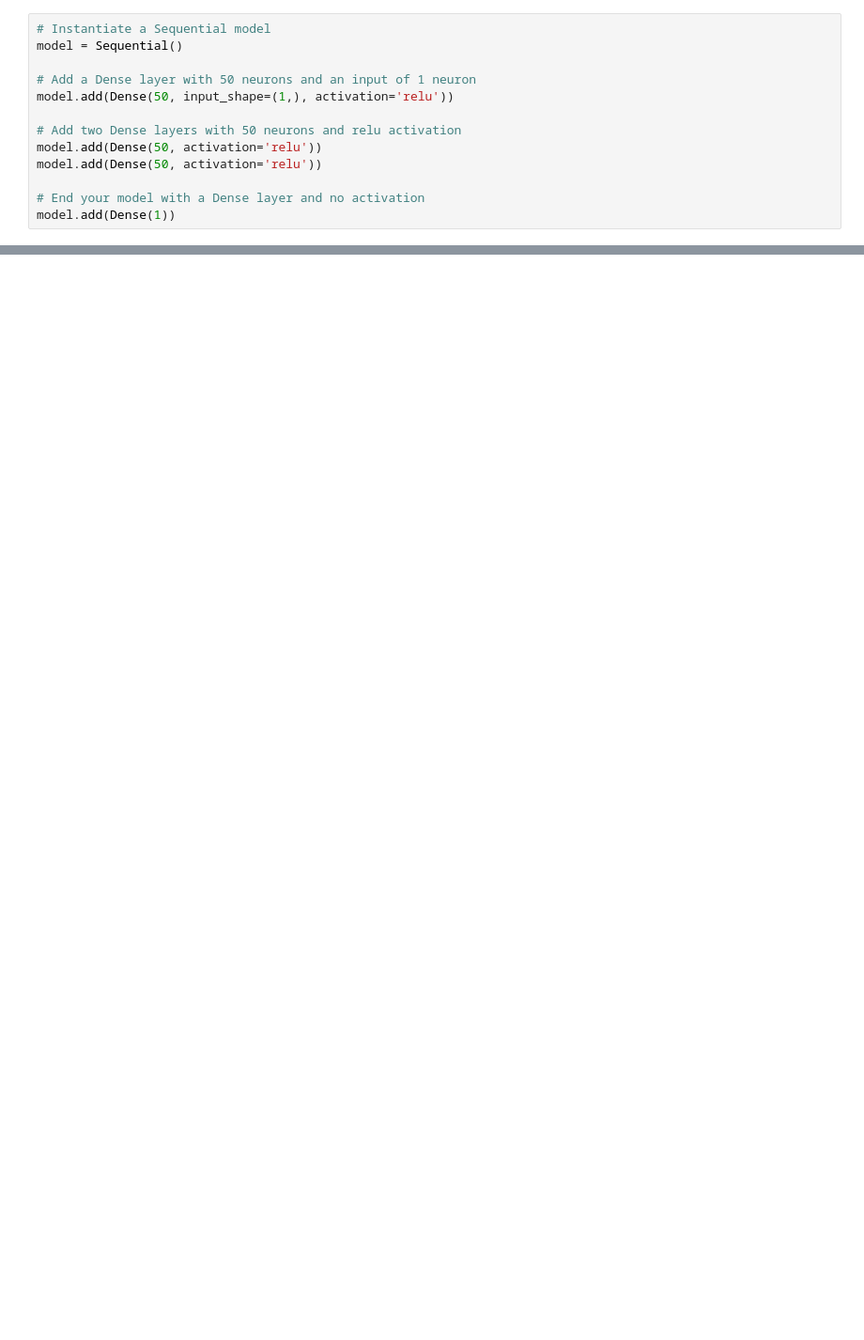
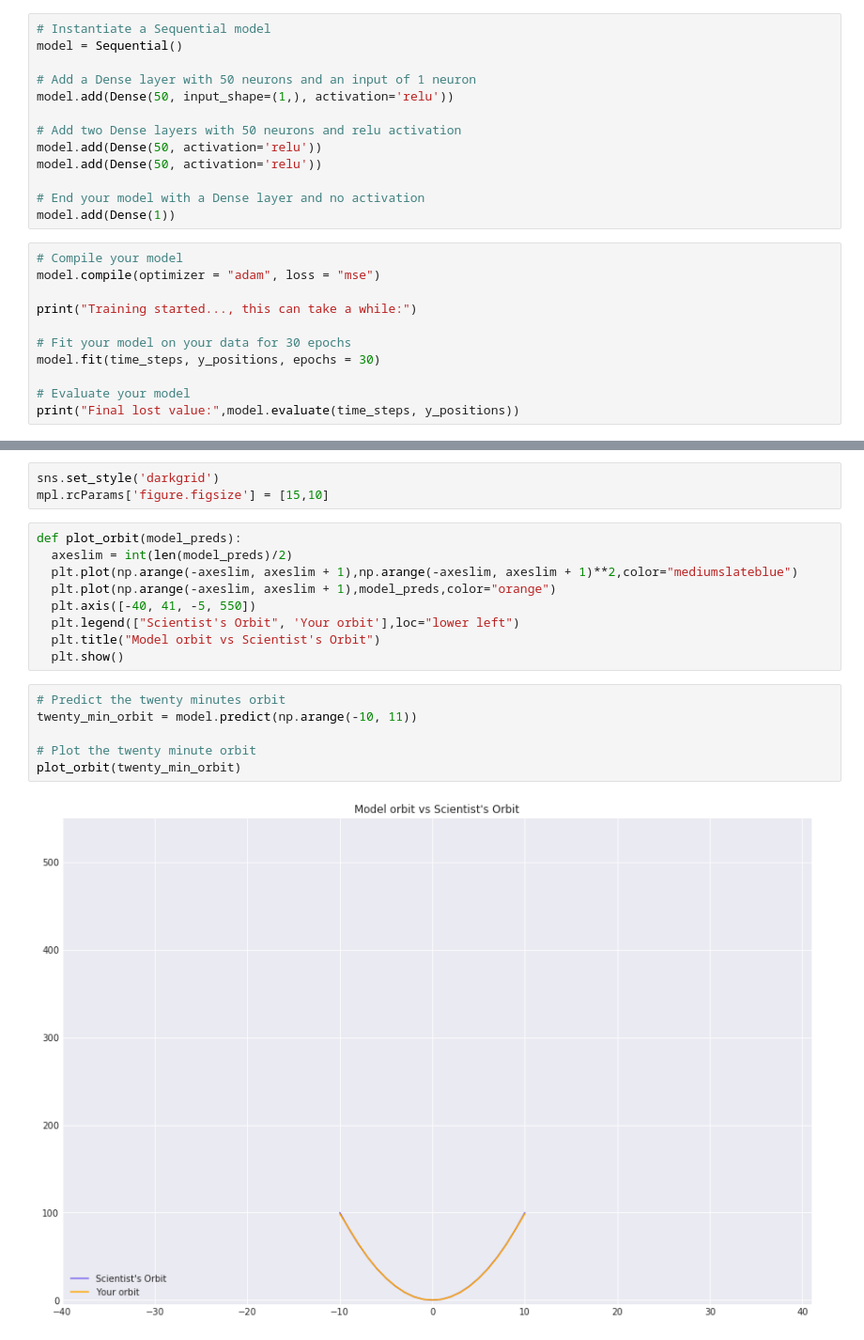
Before and after one commit to MikSm1th/datacamp_notes, a Jupyter notebook: deep_w_keras/Chap1.ipynb, the cells around one changed output, grey strips where cells are left out. Shown at 94% size. Cells and saved outputs as stored; diff of their text form; blank space fills up the shorter version.

```diff
--- a/deep_w_keras/Chap1.ipynb
+++ b/deep_w_keras/Chap1.ipynb
@@ -1081,3 +1082,14 @@ model.add(Dense(50, activation='relu'))
 
 # End your model with a Dense layer and no activation
 model.add(Dense(1))
+# %%
+# Compile your model
+model.compile(optimizer = "adam", loss = "mse")
+
+print("Training started..., this can take a while:")
+
+# Fit your model on your data for 30 epochs
+model.fit(time_steps, y_positions, epochs = 30)
+
+# Evaluate your model
+print("Final lost value:",model.evaluate(time_steps, y_positions))
@@ -1083,0 +1118,20 @@ model.add(Dense(1))
+# %%
+sns.set_style('darkgrid')
+mpl.rcParams['figure.figsize'] = [15,10]
+# %%
+def plot_orbit(model_preds):
+  axeslim = int(len(model_preds)/2)
+  plt.plot(np.arange(-axeslim, axeslim + 1),np.arange(-axeslim, axeslim + 1)**2,color="mediumslateblue")
+  plt.plot(np.arange(-axeslim, axeslim + 1),model_preds,color="orange")
+  plt.axis([-40, 41, -5, 550])
+  plt.legend(["Scientist's Orbit", 'Your orbit'],loc="lower left")
+  plt.title("Model orbit vs Scientist's Orbit")
+  plt.show()
+# %%
+# Predict the twenty minutes orbit
+twenty_min_orbit = model.predict(np.arange(-10, 11))
+
+# Plot the twenty minute orbit
+plot_orbit(twenty_min_orbit)
+# %% [output]
+[figure, added]
```
Also changed, not shown: parts of 6 cells of this notebook, 3 other files.
